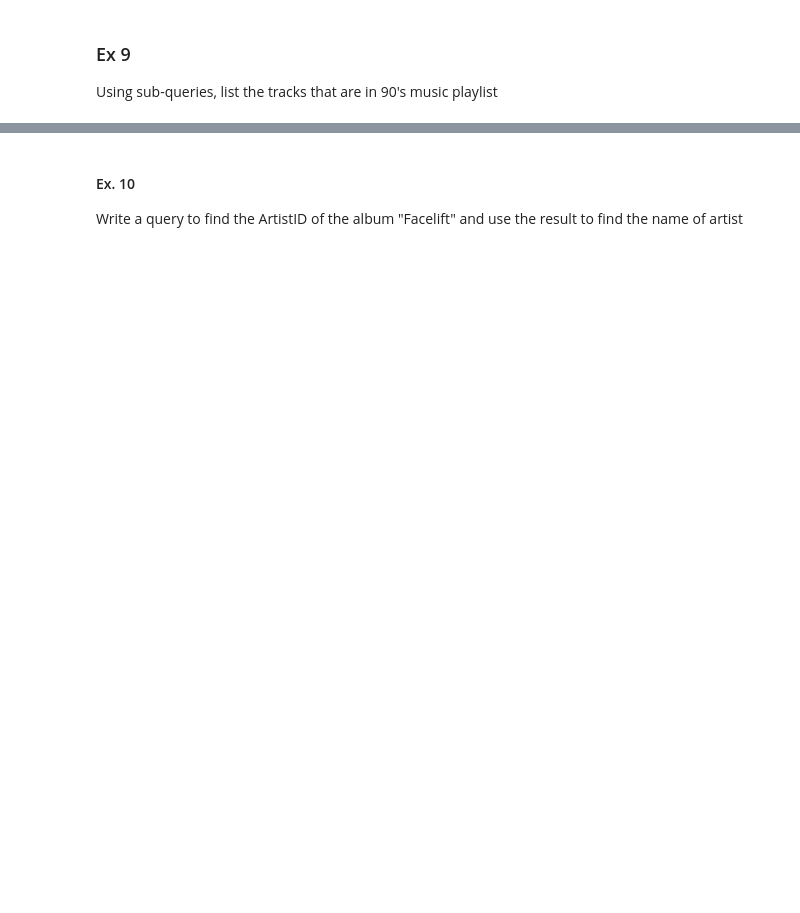
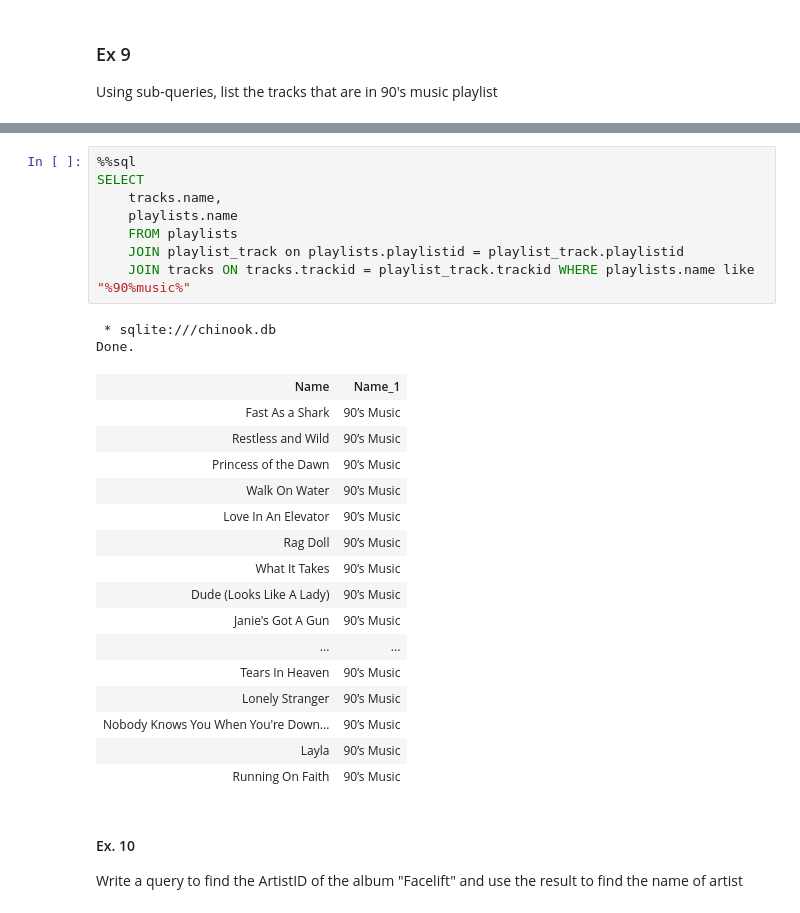
Before and after one commit to zakiayoubi/R11, a Jupyter notebook: Intro_to_SQL.ipynb, the cells around one changed output, grey strips where cells are left out. Saved outputs shown, nothing was run; the diff lists cells and outputs as text; blank space fills up the shorter version.

```diff
--- a/Intro_to_SQL.ipynb
+++ b/Intro_to_SQL.ipynb
@@ -328,3 +73,30 @@ Done.
+# %%
+%%sql
+SELECT
+    tracks.name,
+    playlists.name
+    FROM playlists
+    JOIN playlist_track on playlists.playlistid = playlist_track.playlistid
+    JOIN tracks ON tracks.trackid = playlist_track.trackid WHERE playlists.name like "%90%music%"
+# %% [output]
+ * sqlite:///chinook.db
+Done.
+| Name | Name_1 |
+| Fast As a Shark | 90’s Music |
+| Restless and Wild | 90’s Music |
+| Princess of the Dawn | 90’s Music |
+| Walk On Water | 90’s Music |
+| Love In An Elevator | 90’s Music |
+| Rag Doll | 90’s Music |
+| What It Takes | 90’s Music |
+| Dude (Looks Like A Lady) | 90’s Music |
+| Janie's Got A Gun | 90’s Music |
+| ... | ... |
+| Tears In Heaven | 90’s Music |
+| Lonely Stranger | 90’s Music |
+| Nobody Knows You When You're Down... | 90’s Music |
+| Layla | 90’s Music |
+| Running On Faith | 90’s Music |
 # %% [markdown]
 #### Ex. 10
 Write a query to find the ArtistID of the album "Facelift" and use the result to find the name of artist
```
Also changed, not shown: parts of 31 cells of this notebook.
